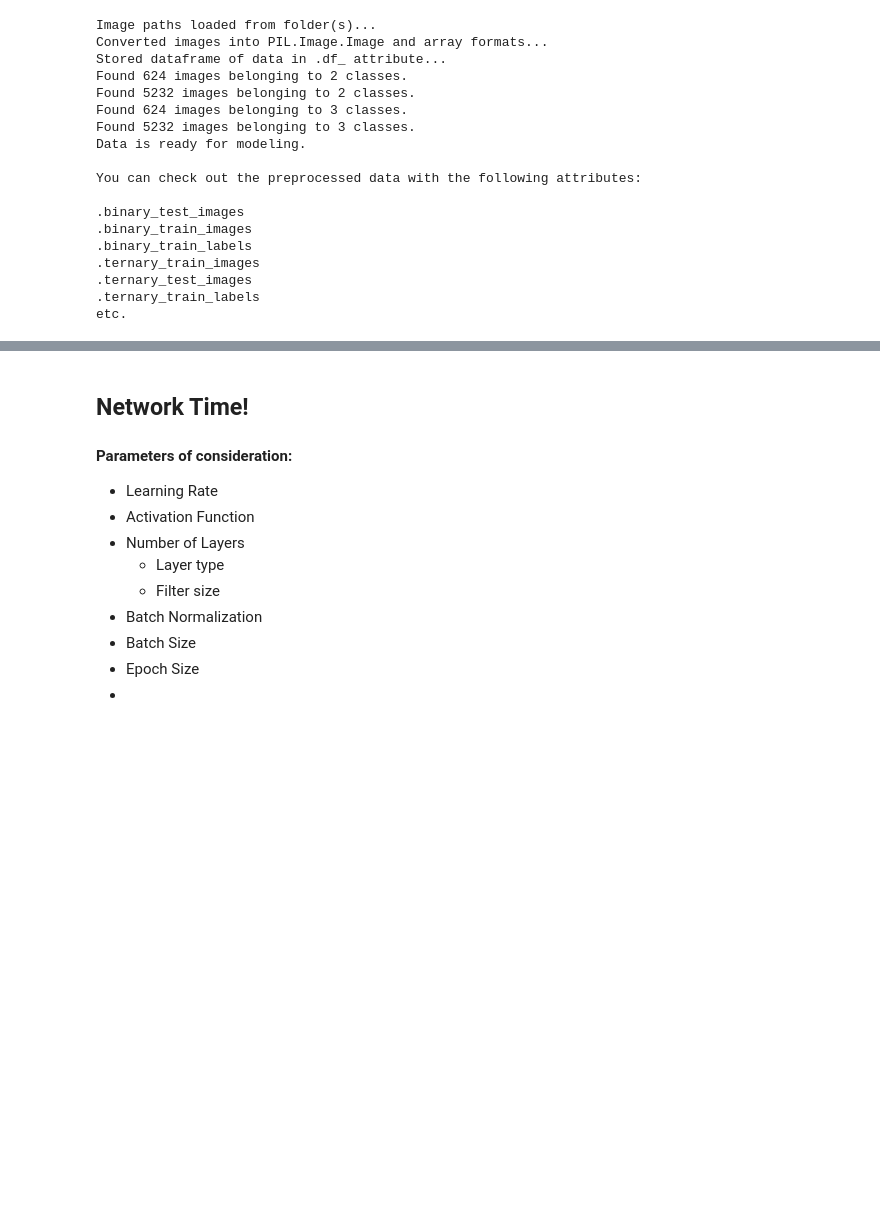
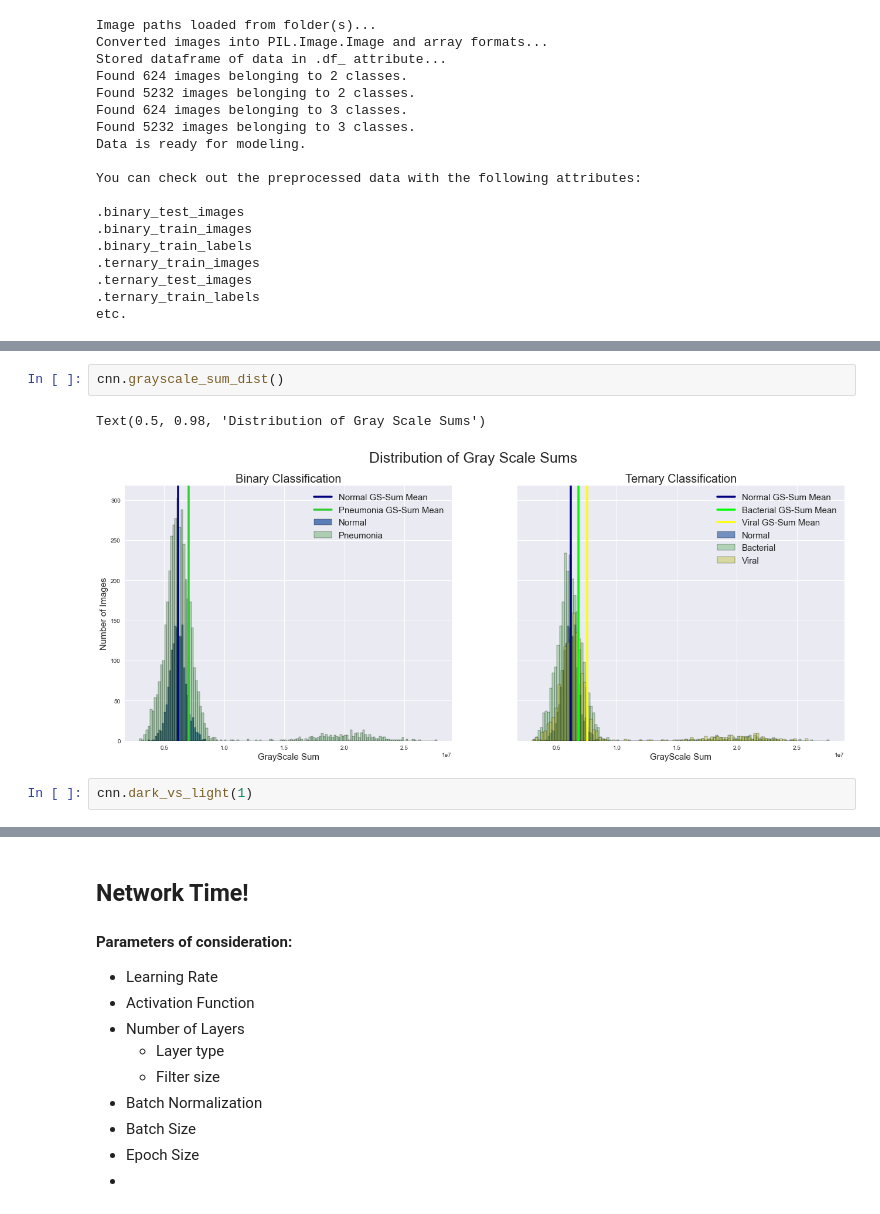
Before and after one commit to Luv2bnanook44/flatiron_phase4_project, a Jupyter notebook: final_notebook.ipynb, the cells around one changed output, grey strips where cells are left out. Drawn from its saved outputs; the diff is of its cells as text; blank space fills up the shorter version.

```diff
--- a/final_notebook.ipynb
+++ b/final_notebook.ipynb
@@ -112,0 +150,7 @@ etc.
+# %%
+cnn.grayscale_sum_dist()
+# %% [output]
+Text(0.5, 0.98, 'Distribution of Gray Scale Sums')
+[figure, added]
+# %%
+cnn.dark_vs_light(1)
```
Also changed, not shown: parts of 11 cells of this notebook, 4 other files.
